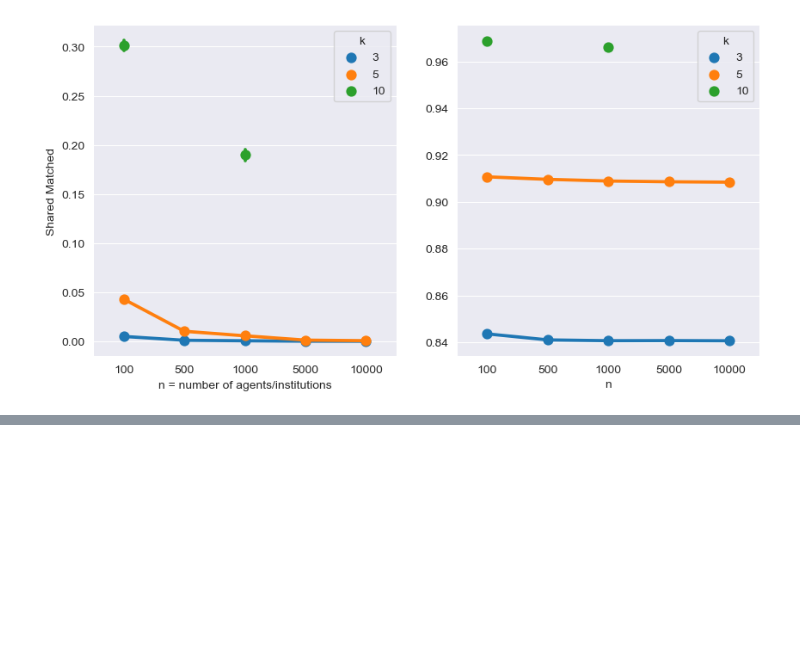
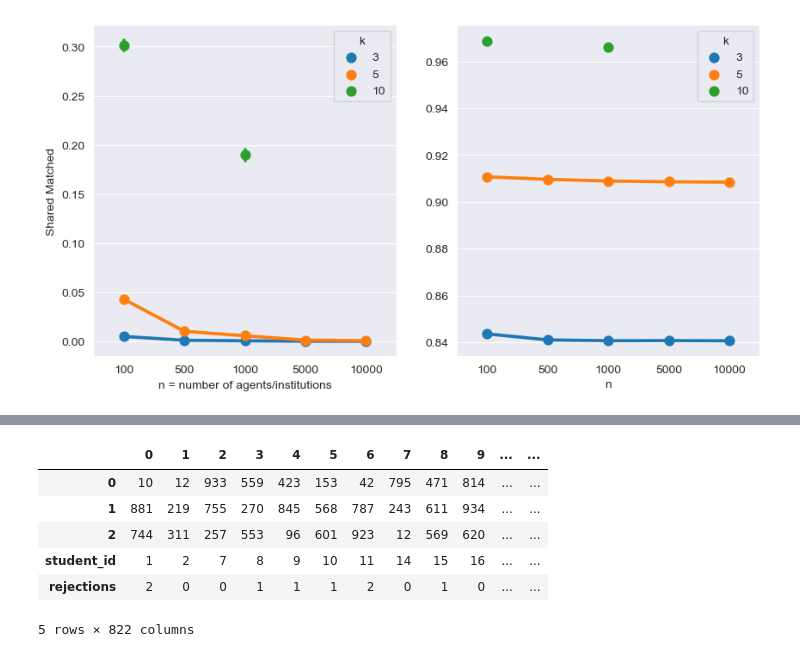
Before and after one commit to kirandwiv/MatchingAlgorithm, a Jupyter notebook: simulations_demo2.ipynb, the cells around one changed output, grey strips where cells are left out. Cells and saved outputs as stored; diff of their text form; code cells hidden in the pictures; blank space fills up the shorter version.

```diff
--- a/simulations_demo2.ipynb
+++ b/simulations_demo2.ipynb
@@ -171,0 +189,2 @@ Text(0, 0.5, 'Shared Matched')
+# %%
+matches = results[0][1][1]
@@ -171,0 +212,17 @@ Text(0, 0.5, 'Shared Matched')
+# %%
+## Start by dropping all unmatched agents from the preferences table.
+preferences = preferences[preferences['student_id'].isin(matches['student_id'])]
+# %%
+preferences.reset_index(inplace = True, drop = True)
+# %%
+preferences['rejections'] = matches.applications
+# %%
+preferences.T
+# %% [output]
+|  | 0 | 1 | 2 | 3 | 4 | 5 | 6 | 7 | 8 | 9 | ... | ... |
+| 0 | 10 | 12 | 933 | 559 | 423 | 153 | 42 | 795 | 471 | 814 | ... | ... |
+| 1 | 881 | 219 | 755 | 270 | 845 | 568 | 787 | 243 | 611 | 934 | ... | ... |
+| 2 | 744 | 311 | 257 | 553 | 96 | 601 | 923 | 12 | 569 | 620 | ... | ... |
+| student_id | 1 | 2 | 7 | 8 | 9 | 10 | 11 | 14 | 15 | 16 | ... | ... |
+| rejections | 2 | 0 | 0 | 1 | 1 | 1 | 2 | 0 | 1 | 0 | ... | ... |
+5 rows × 822 columns
```
Also changed, not shown: parts of 36 cells of this notebook, 2 other files.
